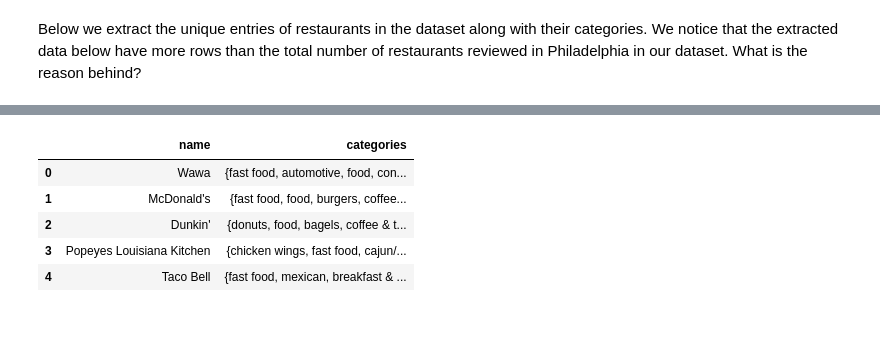
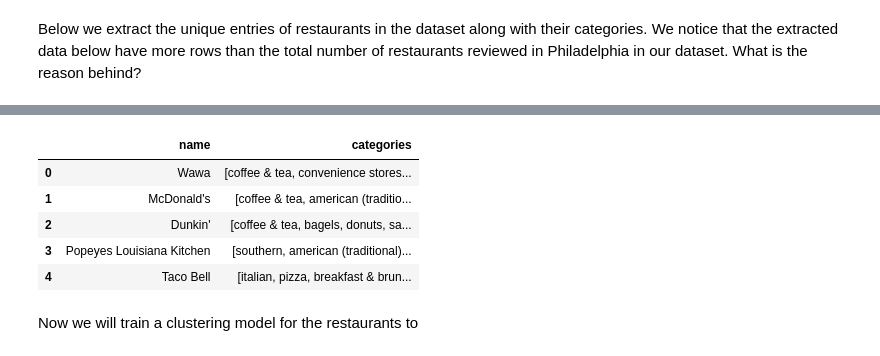
Before and after one commit to kwanchmn/Advanced-topics-in-ML, a Jupyter notebook: Baldur/baldur_task_2.ipynb, the cells around one changed output, grey strips where cells are left out. Drawn from its saved outputs; the diff is of its cells as text; code cells hidden in the pictures; blank space fills up the shorter version.

```diff
--- a/Baldur/baldur_task_2.ipynb
+++ b/Baldur/baldur_task_2.ipynb
@@ -432,7 +411,7 @@ top_20s
 # %% [markdown]
 Below we also look at the proportion of reviews about the top 20 most reviewed restaurants out of all the restaurants in the dataset. They altogether received about 9% of the reviews from customers in Philadelphia, which is not a small proportion.
 # %%
-unique_restos = restos_philly["name"].unique()
+unique_restos = resto_reviews_philly["name"].unique()
 n_restos = len(unique_restos)
-print(f"There are {n_restos} restaurants in Philadelphia under the current dataset, and the top 20 most reviewed restaurants received {sum(top_20s["reviews_received"]) / restos_philly.shape[0] * 100:.2f}% of reviews.")
+print(f"There are {n_restos} restaurants in Philadelphia under the current dataset, and the top 20 most reviewed restaurants received {sum(top_20s["reviews_received"]) / resto_reviews_philly.shape[0] * 100:.2f}% of reviews.")
 # %% [output]
@@ -443,6 +422,6 @@ There are 4683 restaurants in Philadelphia under the current dataset, and the to
 Apart from the distribution of the number of reviews among restaurants, we shall also explore how the customer ratings evolved throughout the period covered by the data. The dates of the reviews are originally recorded on the second level which will be too fine grained for understanding the rating trends. Therefore, we will start by aggregating the dates on a monthly level. the restaurant reviews covered in this dataset were created from May 2005 to January 2022.
 # %%
 # Aggregating dates to monthly level
-restos_philly["date"] = restos_philly["date"].dt.to_period("M").dt.to_timestamp()
-restos_philly["date"].describe()
+resto_reviews_philly["date"] = resto_reviews_philly["date"].dt.to_period("M").dt.to_timestamp()
+resto_reviews_philly["date"].describe()
 # %% [output]
@@ -505,7 +484,7 @@ Naively, one might just want to directly work on the categories of the restauran
 # %%
 # Checking how many categories of restaurants there are in the dataset
-restos_philly["categories"] = restos_philly["categories"].str.split(r",\s+", regex = True)
-resto_cat_list = restos_philly["categories"].to_list()
+resto_reviews_philly["categories"] = resto_reviews_philly["categories"].str.split(r",\s+", regex = True)
+resto_cat_list = resto_reviews_philly["categories"].to_list()
 unique_resto_types = set(chain(*resto_cat_list))
 print(f"There are a total of {len(unique_resto_types)} categories related to restaurants in the dataset.")
 # %% [output]
@@ -536,7 +514,7 @@ cores = multiprocessing.cpu_count()
 Below we extract the unique entries of restaurants in the dataset along with their categories. We notice that the extracted data below have more rows than the total number of restaurants reviewed in Philadelphia in our dataset. What is the reason behind?
 # %%
 # Getting all the distinct restaurants and their respective categories
-restos_philly["categories"] = restos_philly["categories"].apply(tuple)  # To reduce duplicates due to the same categories appearing in different orders
-resto_cats = restos_philly[["name", "categories"]].drop_duplicates()
+resto_reviews_philly["categories"] = resto_reviews_philly["categories"].apply(tuple)
+resto_cats = resto_reviews_philly[["name", "categories"]].drop_duplicates()
 resto_cats.shape
 # %% [output]
@@ -584,25 +560,29 @@ Name: count, Length: 4683, dtype: int64
 # %%
 # Concatenating all distinct categories for each restaurant
 def combine_cats(restaurant):
     categories = resto_cats.query("name == @restaurant")["categories"].to_list()
-    return set(chain(*categories))
+    return list(set(chain(*categories)))
 
 resto_cats_dict = {}
 
 for resto in restaurant_counts.index:
     resto_cats_dict[resto] = combine_cats(resto)
 
 resto_cats = pd.DataFrame({"name": resto_cats_dict.keys(),
                            "categories": resto_cats_dict.values()})
+
+#
 assert resto_cats.shape[0] == n_restos
 resto_cats.head()
 # %% [output]
 |  | name | categories |
-| 0 | Wawa | {fast food, automotive, food, con... |
-| 1 | McDonald's | {fast food, food, burgers, coffee... |
-| 2 | Dunkin' | {donuts, food, bagels, coffee & t... |
-| 3 | Popeyes Louisiana Kitchen | {chicken wings, fast food, cajun/... |
-| 4 | Taco Bell | {fast food, mexican, breakfast & ... |
+| 0 | Wawa | [coffee & tea, convenience stores... |
+| 1 | McDonald's | [coffee & tea, american (traditio... |
+| 2 | Dunkin' | [coffee & tea, bagels, donuts, sa... |
+| 3 | Popeyes Louisiana Kitchen | [southern, american (traditional)... |
+| 4 | Taco Bell | [italian, pizza, breakfast & brun... |
+# %% [markdown]
+Now we will train a clustering model for the restaurants to
 # %%
 # A function for converting restaurants into embedding vectors based on its categories
 def resto2vec(tokens, embedding_wv, normalize=True):
```
Also changed, not shown: parts of 40 cells of this notebook.
